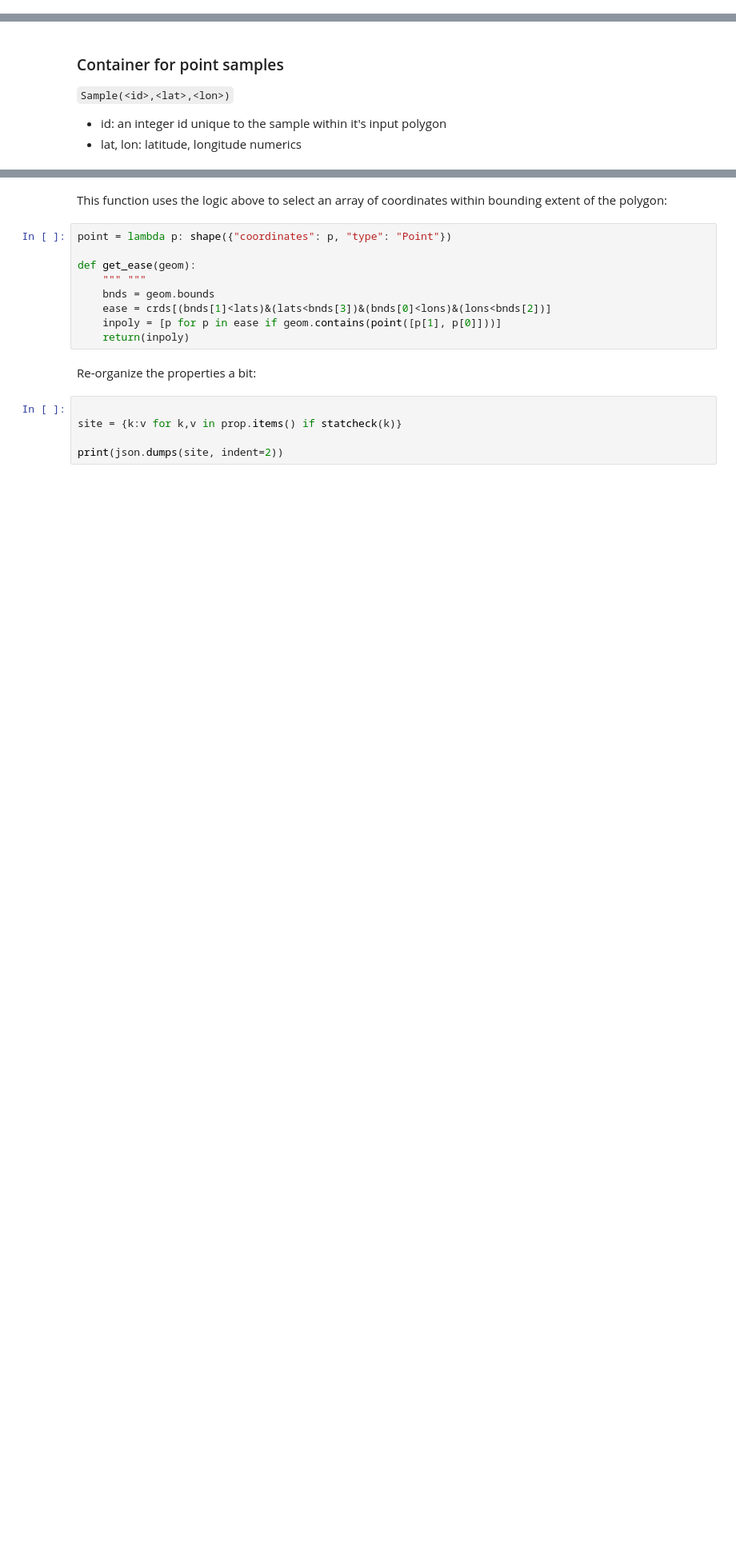
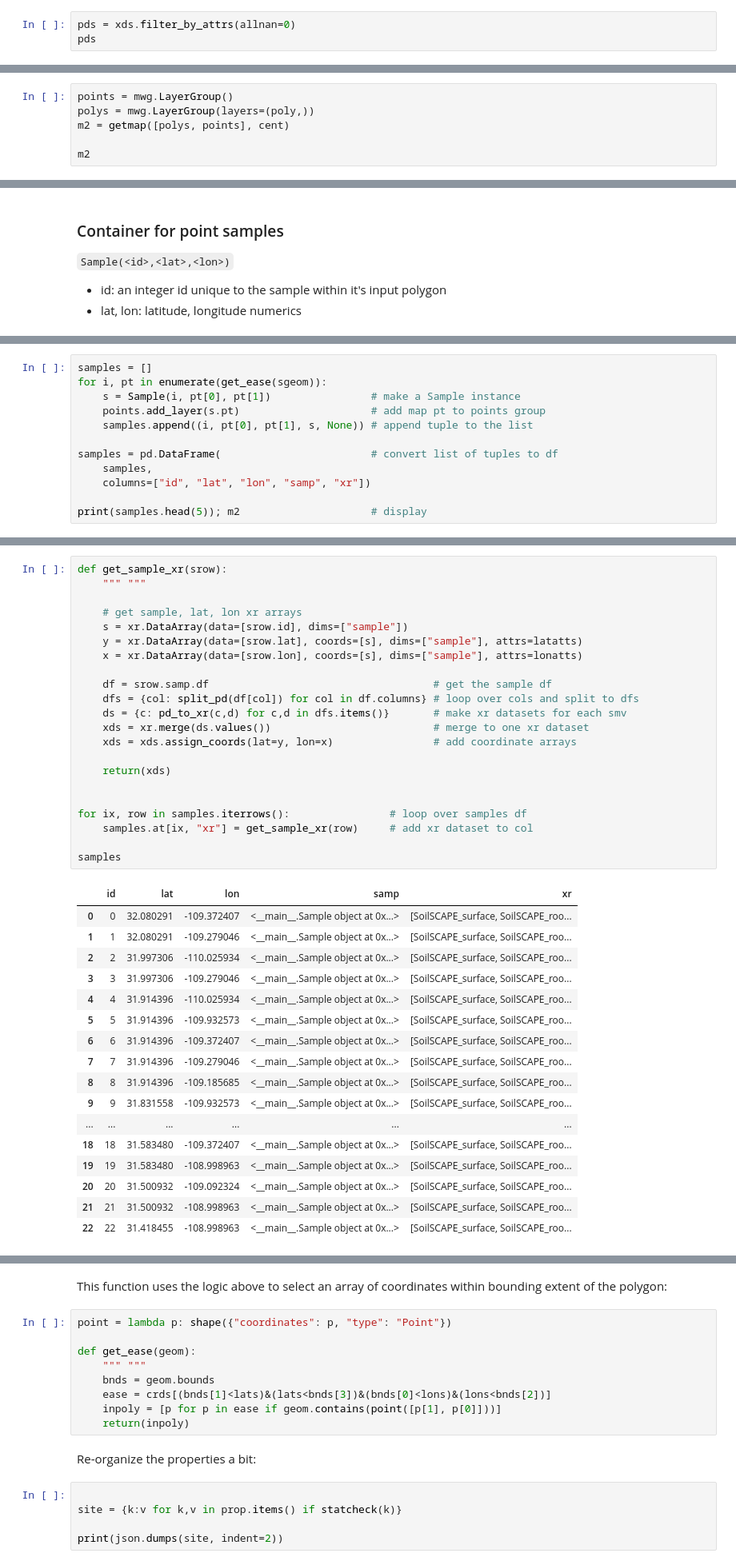
Before and after one commit to jjmcnelis/nasa_usfs_workshop, a Jupyter notebook: day3-tutorial-Copy1.ipynb, the cells around one changed output, grey strips where cells are left out. Shown at 80% size. Saved outputs shown, nothing was run; the diff lists cells and outputs as text; blank space fills up the shorter version.

```diff
--- a/day3-tutorial-Copy1.ipynb
+++ b/day3-tutorial-Copy1.ipynb
@@ -723,0 +474,3 @@ def update(self, time=()):
+# %%
+pds = xds.filter_by_attrs(allnan=0)
+pds
@@ -723,0 +638,6 @@ def update(self, time=()):
+# %%
+points = mwg.LayerGroup()
+polys = mwg.LayerGroup(layers=(poly,))
+m2 = getmap([polys, points], cent)
+
+m2
@@ -805,0 +678,12 @@ selection
+# %%
+samples = []
+for i, pt in enumerate(get_ease(sgeom)):
+    s = Sample(i, pt[0], pt[1])                # make a Sample instance
+    points.add_layer(s.pt)                     # add map pt to points group
+    samples.append((i, pt[0], pt[1], s, None)) # append tuple to the list
+
+samples = pd.DataFrame(                        # convert list of tuples to df
+    samples,
+    columns=["id", "lat", "lon", "samp", "xr"])
+
+print(samples.head(5)); m2                     # display
@@ -805,0 +785,40 @@ selection
+# %%
+def get_sample_xr(srow):
+    """ """
+
+    # get sample, lat, lon xr arrays
+    s = xr.DataArray(data=[srow.id], dims=["sample"])
+    y = xr.DataArray(data=[srow.lat], coords=[s], dims=["sample"], attrs=latatts)
+    x = xr.DataArray(data=[srow.lon], coords=[s], dims=["sample"], attrs=lonatts)
+
+    df = srow.samp.df                                    # get the sample df
+    dfs = {col: split_pd(df[col]) for col in df.columns} # loop over cols and split to dfs
+    ds = {c: pd_to_xr(c,d) for c,d in dfs.items()}       # make xr datasets for each smv
+    xds = xr.merge(ds.values())                          # merge to one xr dataset
+    xds = xds.assign_coords(lat=y, lon=x)                # add coordinate arrays
+
+    return(xds)
+
+
+for ix, row in samples.iterrows():                # loop over samples df
+    samples.at[ix, "xr"] = get_sample_xr(row)     # add xr dataset to col
+
+samples
+# %% [output]
+|  | id | lat | lon | samp | xr |
+| 0 | 0 | 32.080291 | -109.372407 | <__main__.Sample object at 0x...> | [SoilSCAPE_surface, SoilSCAPE_roo... |
+| 1 | 1 | 32.080291 | -109.279046 | <__main__.Sample object at 0x...> | [SoilSCAPE_surface, SoilSCAPE_roo... |
+| 2 | 2 | 31.997306 | -110.025934 | <__main__.Sample object at 0x...> | [SoilSCAPE_surface, SoilSCAPE_roo... |
+| 3 | 3 | 31.997306 | -109.279046 | <__main__.Sample object at 0x...> | [SoilSCAPE_surface, SoilSCAPE_roo... |
+| 4 | 4 | 31.914396 | -110.025934 | <__main__.Sample object at 0x...> | [SoilSCAPE_surface, SoilSCAPE_roo... |
+| 5 | 5 | 31.914396 | -109.932573 | <__main__.Sample object at 0x...> | [SoilSCAPE_surface, SoilSCAPE_roo... |
+| 6 | 6 | 31.914396 | -109.372407 | <__main__.Sample object at 0x...> | [SoilSCAPE_surface, SoilSCAPE_roo... |
+| 7 | 7 | 31.914396 | -109.279046 | <__main__.Sample object at 0x...> | [SoilSCAPE_surface, SoilSCAPE_roo... |
+| 8 | 8 | 31.914396 | -109.185685 | <__main__.Sample object at 0x...> | [SoilSCAPE_surface, SoilSCAPE_roo... |
+| 9 | 9 | 31.831558 | -109.932573 | <__main__.Sample object at 0x...> | [SoilSCAPE_surface, SoilSCAPE_roo... |
+| ... | ... | ... | ... | ... | ... |
+| 18 | 18 | 31.583480 | -109.372407 | <__main__.Sample object at 0x...> | [SoilSCAPE_surface, SoilSCAPE_roo... |
+| 19 | 19 | 31.583480 | -108.998963 | <__main__.Sample object at 0x...> | [SoilSCAPE_surface, SoilSCAPE_roo... |
+| 20 | 20 | 31.500932 | -109.092324 | <__main__.Sample object at 0x...> | [SoilSCAPE_surface, SoilSCAPE_roo... |
+| 21 | 21 | 31.500932 | -108.998963 | <__main__.Sample object at 0x...> | [SoilSCAPE_surface, SoilSCAPE_roo... |
+| 22 | 22 | 31.418455 | -108.998963 | <__main__.Sample object at 0x...> | [SoilSCAPE_surface, SoilSCAPE_roo... |
```
Also changed, not shown: parts of 94 cells of this notebook, 2 other files.
